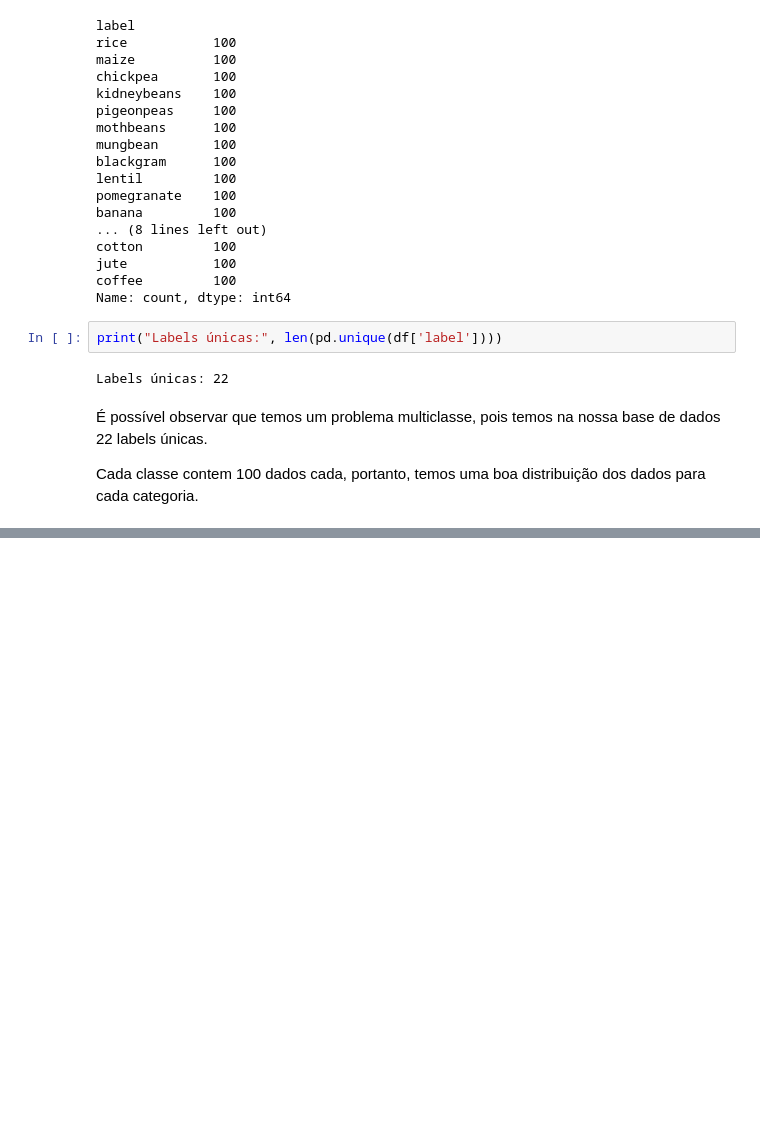
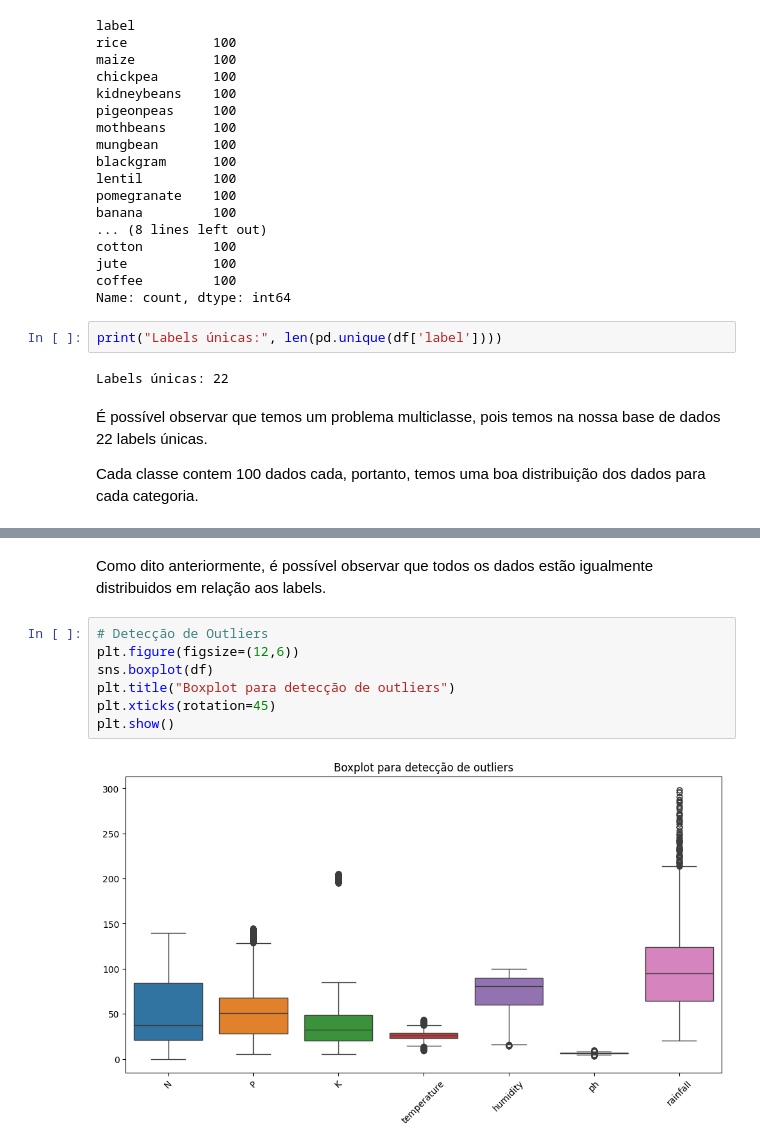
Before and after one commit to DiogoBotton/Machine_Learning_Training_Learn, a Jupyter notebook: Fiap_Cap14_Treinamento_ML/Atividade/Tecnica_Aprendizado_Maquina.ipynb, the cells around one changed output, grey strips where cells are left out. Cells and saved outputs as stored; diff of their text form; blank space fills up the shorter version.

```diff
--- a/Fiap_Cap14_Treinamento_ML/Atividade/Tecnica_Aprendizado_Maquina.ipynb
+++ b/Fiap_Cap14_Treinamento_ML/Atividade/Tecnica_Aprendizado_Maquina.ipynb
@@ -87,0 +114,11 @@ Cada classe contem 100 dados cada, portanto, temos uma boa distribuição dos da
+# %% [markdown]
+Como dito anteriormente, é possível observar que todos os dados estão igualmente distribuidos em relação aos labels.
+# %%
+# Detecção de Outliers
+plt.figure(figsize=(12,6))
+sns.boxplot(df)
+plt.title("Boxplot para detecção de outliers")
+plt.xticks(rotation=45)
+plt.show()
+# %% [output]
+[figure, added]
```
Also changed, not shown: parts of 3 cells of this notebook, 1 other file.
